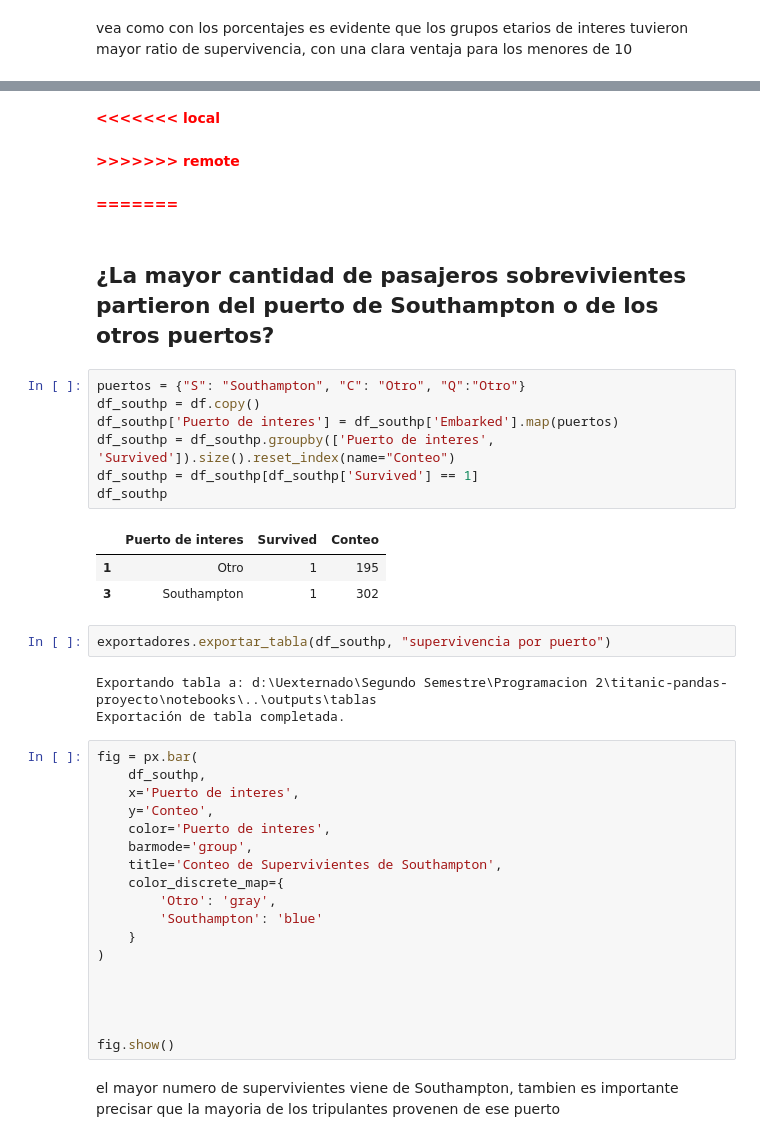
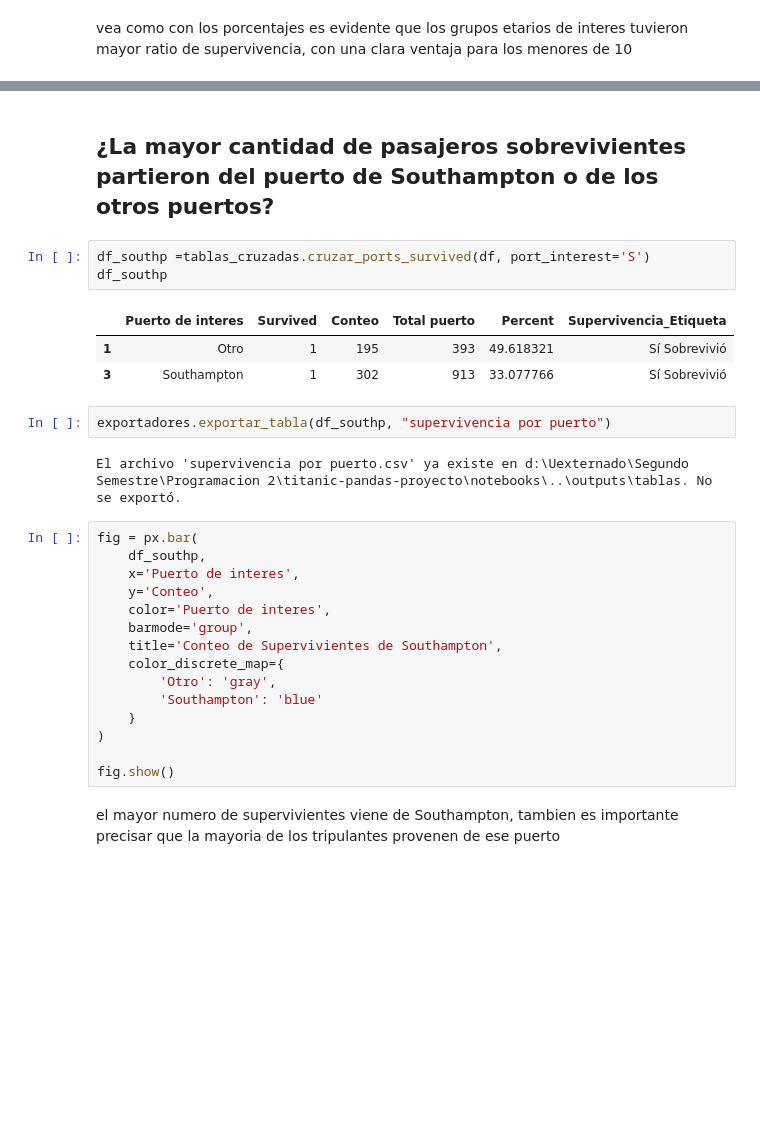
Before and after one commit to juanpablocarrillohortua/taller-pandas-titanic-grupo-1, a Jupyter notebook: notebooks/proyecto titanic.ipynb, the cells around one changed output, grey strips where cells are left out. Cells and saved outputs as stored; diff of their text form; blank space fills up the shorter version.

```diff
--- a/notebooks/proyecto titanic.ipynb
+++ b/notebooks/proyecto titanic.ipynb
@@ -1138,27 +1125,16 @@ Exportación de gráfico completada.
-# %% [markdown]
-<span style="color:red"><b><<<<<<< local</b></span>
-# %% [markdown]
-<span style="color:red"><b>>>>>>>> remote</b></span>
-# %% [markdown]
-<span style="color:red"><b>=======</b></span>
 # %% [markdown]
 ## ¿La mayor cantidad de pasajeros sobrevivientes partieron del puerto de Southampton o de los otros puertos?
-# %%
-puertos = {"S": "Southampton", "C": "Otro", "Q":"Otro"}
-df_southp = df.copy()
-df_southp['Puerto de interes'] = df_southp['Embarked'].map(puertos)
-df_southp = df_southp.groupby(['Puerto de interes', 'Survived']).size().reset_index(name="Conteo")
-df_southp = df_southp[df_southp['Survived'] == 1]
-df_southp
-# %% [output]
-|  | Puerto de interes | Survived | Conteo |
-| 1 | Otro | 1 | 195 |
-| 3 | Southampton | 1 | 302 |
+# %%
+df_southp =tablas_cruzadas.cruzar_ports_survived(df, port_interest='S')
+df_southp
+# %% [output]
+|  | Puerto de interes | Survived | Conteo | Total puerto | Percent | Supervivencia_Etiqueta |
+| 1 | Otro | 1 | 195 | 393 | 49.618321 | Sí Sobrevivió |
+| 3 | Southampton | 1 | 302 | 913 | 33.077766 | Sí Sobrevivió |
 # %%
 exportadores.exportar_tabla(df_southp, "supervivencia por puerto")
 # %% [output]
-Exportando tabla a: d:\Uexternado\Segundo Semestre\Programacion 2\titanic-pandas-proyecto\notebooks\..\outputs\tablas
-Exportación de tabla completada.
+El archivo 'supervivencia por puerto.csv' ya existe en d:\Uexternado\Segundo Semestre\Programacion 2\titanic-pandas-proyecto\notebooks\..\outputs\tablas. No se exportó.
 # %%
 fig = px.bar(
     df_southp,
@@ -1173,9 +1149,6 @@ fig = px.bar(
     }
 )
 
-
-
-
 fig.show()
 # %% [markdown]
 el mayor numero de supervivientes viene de Southampton, tambien es importante precisar que la mayoria de los tripulantes provenen de ese puerto
```
Also changed, not shown: parts of 19 cells of this notebook, 1 other file.
